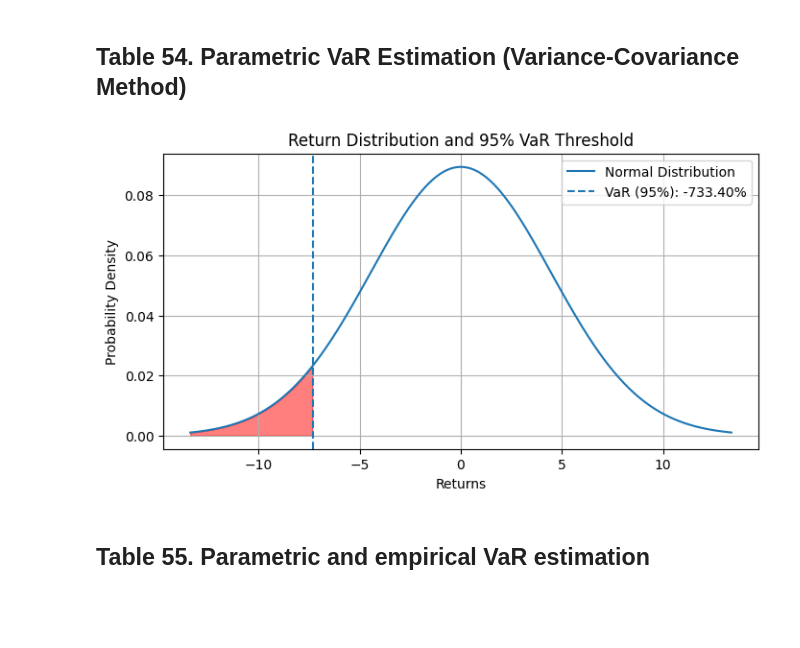
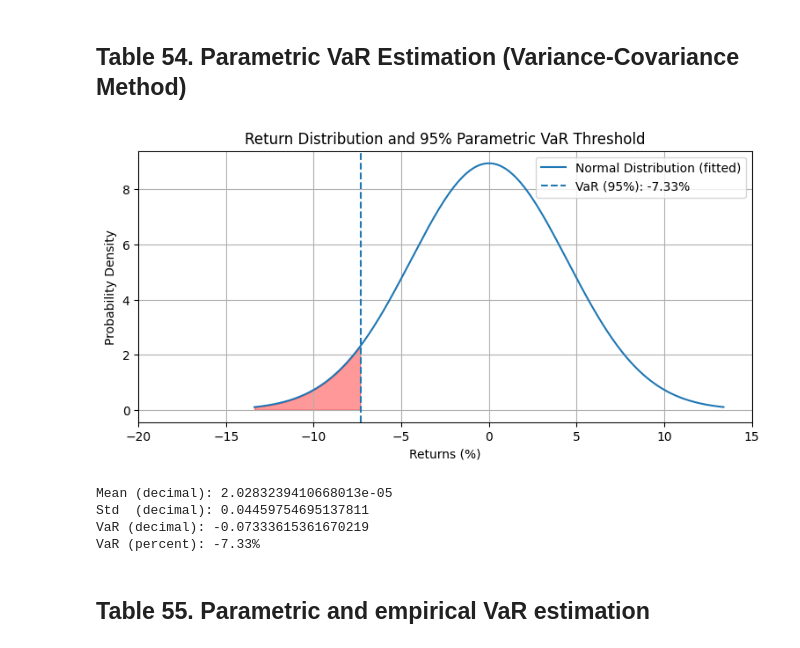
Before and after one commit to saritmaitra/Nonlinear-Modeling, a Jupyter notebook: chapter2_volatility.ipynb, the cells around one changed output. Cells and saved outputs as stored; diff of their text form; code cells hidden in the pictures; blank space fills up the shorter version.

```diff
--- a/chapter2_volatility.ipynb
+++ b/chapter2_volatility.ipynb
@@ -1103,24 +1103,39 @@ Name: Returns, dtype: float64
 # %% [markdown]
 ## **Table 54. Parametric VaR Estimation (Variance-Covariance Method)**
 # %%
+mean_returns = data['Returns'].mean()
+std_returns  = data['Returns'].std(ddof=0)
+
 confidence_level = 0.95
 z_score = norm.ppf(1 - confidence_level)
-VaR_variance_covariance = mean_returns + z_score * std_returns
+VaR_vc = mean_returns + z_score * std_returns
 
-plt.figure(figsize = (8, 4))
-x = np.linspace(mean_returns - 3 * std_returns, mean_returns + 3 * std_returns, 1000)
+x = np.linspace(mean_returns - 3*std_returns, mean_returns + 3*std_returns, 1000)
 y = norm.pdf(x, mean_returns, std_returns)
-plt.plot(x, y, label = 'Normal Distribution')
-plt.axvline(VaR_variance_covariance, linestyle = '--', label = f'VaR (95%): {VaR_variance_covariance:.2%}')
-plt.fill_between(x, 0, y, where = (x <= VaR_variance_covariance), color='red',alpha=0.5)
-plt.title('Return Distribution and 95% VaR Threshold')
-plt.xlabel('Returns')
+
+plt.figure(figsize=(9,4))
+plt.plot(x * 100, y, label='Normal Distribution (fitted)')
+plt.axvline(VaR_vc * 100, color='tab:blue', linestyle='--',
+            label=f"VaR (95%): {VaR_vc:.2%}")
+plt.fill_between(x * 100, 0, y, where=(x <= VaR_vc), color='red', alpha=0.4)
+plt.title('Return Distribution and 95% Parametric VaR Threshold')
+plt.xlabel('Returns (%)')
 plt.ylabel('Probability Density')
+plt.xlim(-20, 15)
+plt.grid(True)
 plt.legend()
-plt.grid()
 plt.show()
+
+print("Mean (decimal):", mean_returns)
+print("Std  (decimal):", std_returns)
+print("VaR (decimal):", VaR_vc)
+print("VaR (percent):", f"{VaR_vc:.2%}")
 # %% [output]
-[figure, old version]
+[figure, new version]
+Mean (decimal): 2.0283239410668013e-05
+Std  (decimal): 0.04459754695137811
+VaR (decimal): -0.07333615361670219
+VaR (percent): -7.33%
 # %% [markdown]
 ## **Table 55. Parametric and empirical VaR estimation**
 # %%
```
